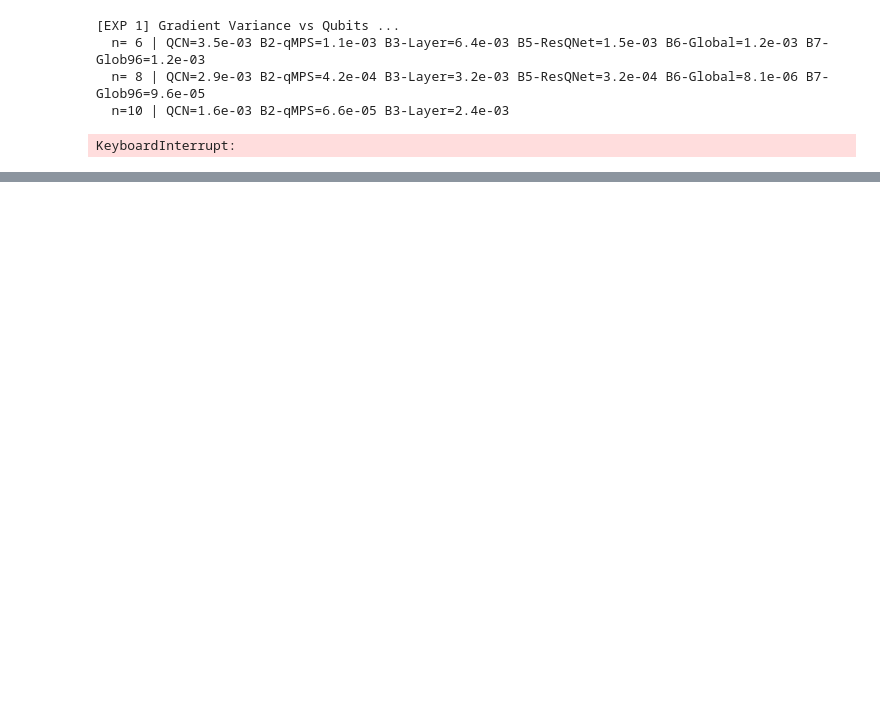
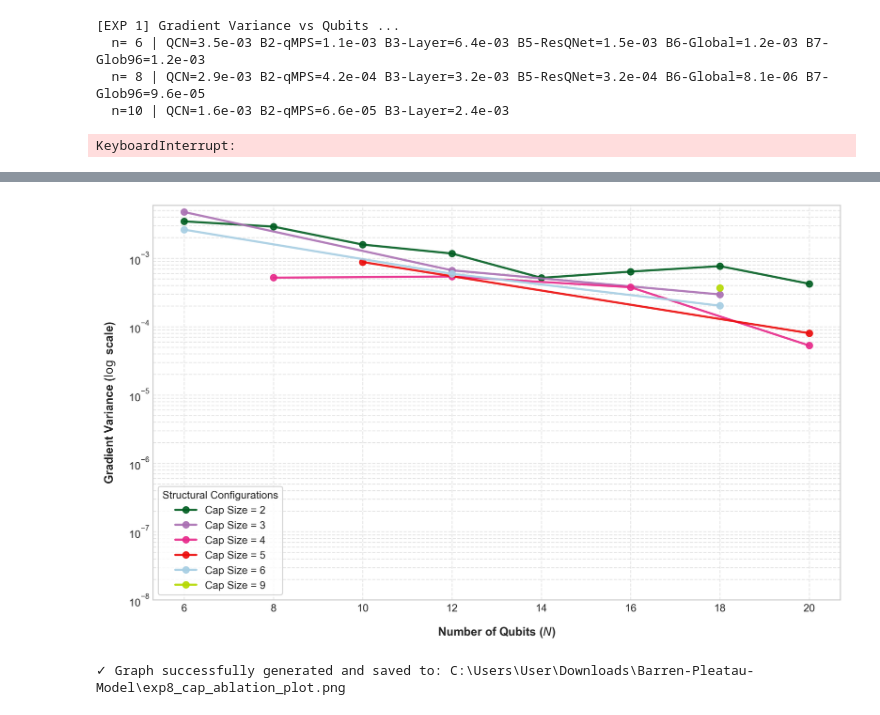
Before and after one commit to Tasfia-007/Barren-Pleatau-Model, a Jupyter notebook: awal-vaia-barren-pleatau-baseline.ipynb, the cells around one changed output, grey strips where cells are left out. Drawn from its saved outputs; the diff is of its cells as text; code cells hidden in the pictures; blank space fills up the shorter version.

```diff
--- a/awal-vaia-barren-pleatau-baseline.ipynb
+++ b/awal-vaia-barren-pleatau-baseline.ipynb
@@ -1158,0 +2184,71 @@ print(f"Saved: {output_path}")
+# %%
+import pandas as pd
+import matplotlib.pyplot as plt
+import seaborn as sns
+import os
+
+# Setup professional style
+plt.style.use('seaborn-v0_8-whitegrid')
+fig, ax = plt.subplots(figsize=(10, 6), dpi=300)
+
+# Load data
+csv_path = r"C:\Users\User\Downloads\Barren-Pleatau-Model\exp8_cap_ablation.csv"
+
+if not os.path.exists(csv_path):
+    print(f"Error: Specified path does not exist: {csv_path}")
+else:
+    df = pd.read_csv(csv_path)
+
+    # Get unique cap sizes present in the dataset
+    unique_caps = sorted(df['cap_size'].unique())
+
+    # Distinct scientific hex colors matching previous theme profile
+    colors = ["#025e22", "#aa70b3", '#e7298a', "#eb0c0c", '#a6cee3', "#b5d902"]
+
+    # Loop through each cap size group to plot a line
+    for idx, cap in enumerate(unique_caps):
+        sub_df = df[df['cap_size'] == cap].sort_values(by='n_qubits')
+
+        color = colors[idx % len(colors)]
+
+        # Plot mean gradient variance line with uniform 'o' marker
+        ax.plot(sub_df['n_qubits'], sub_df['grad_var_mean'],
+                label=f'Cap Size = {cap}', color=color, marker='o',
+                linewidth=2, markersize=6, alpha=0.9)
+
+        # Add Standard Deviation bounds shadow area (shaded error bands)
+        under_band = sub_df['grad_var_mean'] - sub_df['grad_var_std']
+        # Lower bound boundary matrix check to avoid illegal log scale values (< 0)
+        under_band = under_band.clip(lower=1e-10)
+        upper_band = sub_df['grad_var_mean'] + sub_df['grad_var_std']
+
+
+    # Scale and Labels config
+    ax.set_yscale('log')
+    ax.set_ylim(bottom=1e-8)
+    ax.set_xlabel('Number of Qubits ($N$)', fontweight='bold', labelpad=12, fontsize=11)
+    ax.set_ylabel('Gradient Variance ($\log$ scale)', fontweight='bold', labelpad=12, fontsize=11)
+
+    # Precise tick configuration dynamically from values range
+    all_qubits = sorted(df['n_qubits'].unique())
+    ax.set_xticks(all_qubits)
+
+
+
+    # Legend panel alignment
+    ax.legend(title='Structural Configurations', title_fontsize=10, loc='lower left',
+              frameon=True, facecolor='white', edgecolor='0.8')
+
+    # Grid configuration matrix
+    ax.grid(True, which="both", ls="--", color='0.85', alpha=0.7)
+
+    plt.tight_layout()
+
+    # Save isolated ablation snapshot image to directory path
+    output_img = os.path.join(os.path.dirname(csv_path), 'exp8_cap_ablation_plot.png')
+    plt.savefig(output_img, bbox_inches='tight', dpi=300)
+    plt.show()
+    print(f"✓ Graph successfully generated and saved to: {output_img}")
+# %% [output]
+[figure, added]
+✓ Graph successfully generated and saved to: C:\Users\User\Downloads\Barren-Pleatau-Model\exp8_cap_ablation_plot.png
```
Also changed, not shown: parts of 14 cells of this notebook, 16 other files.
